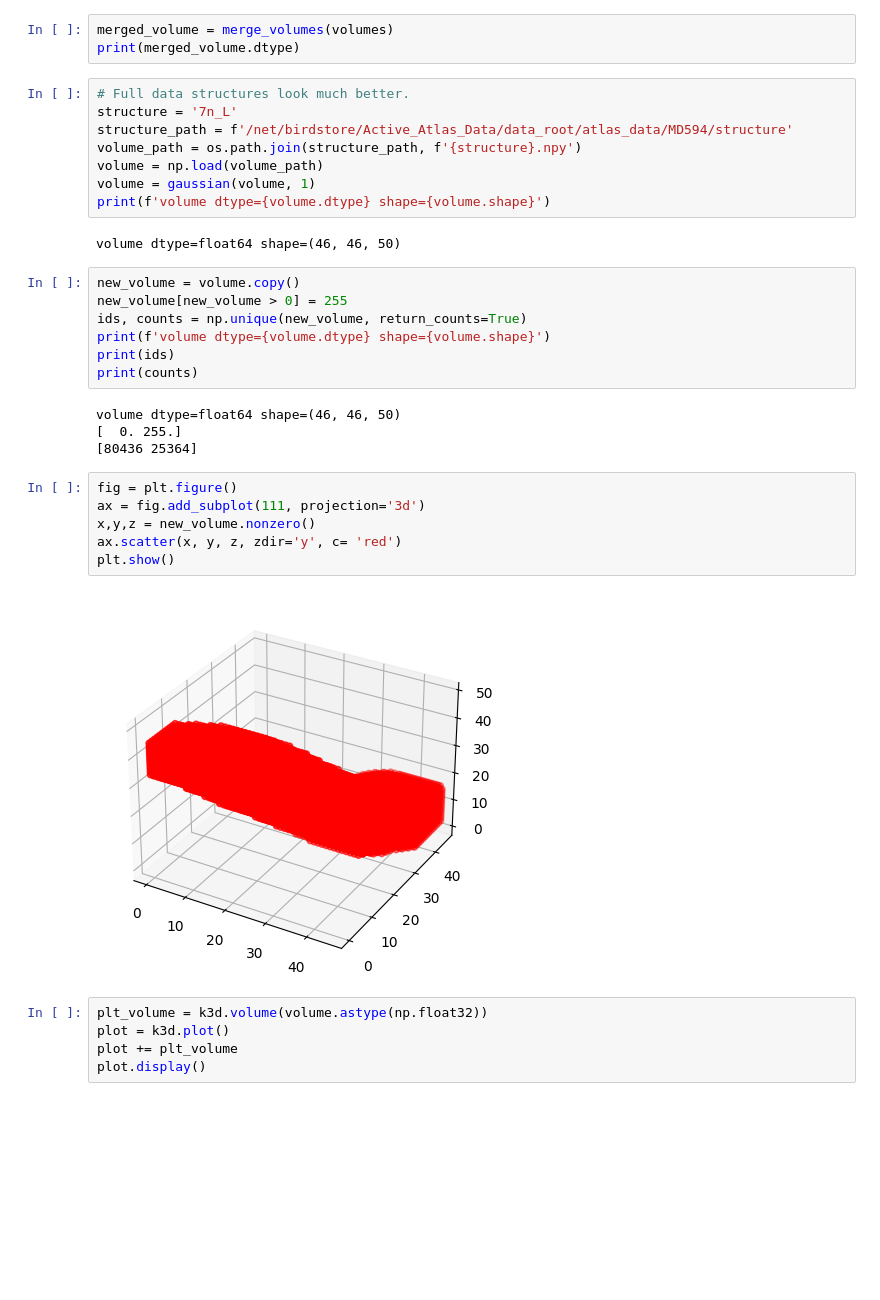
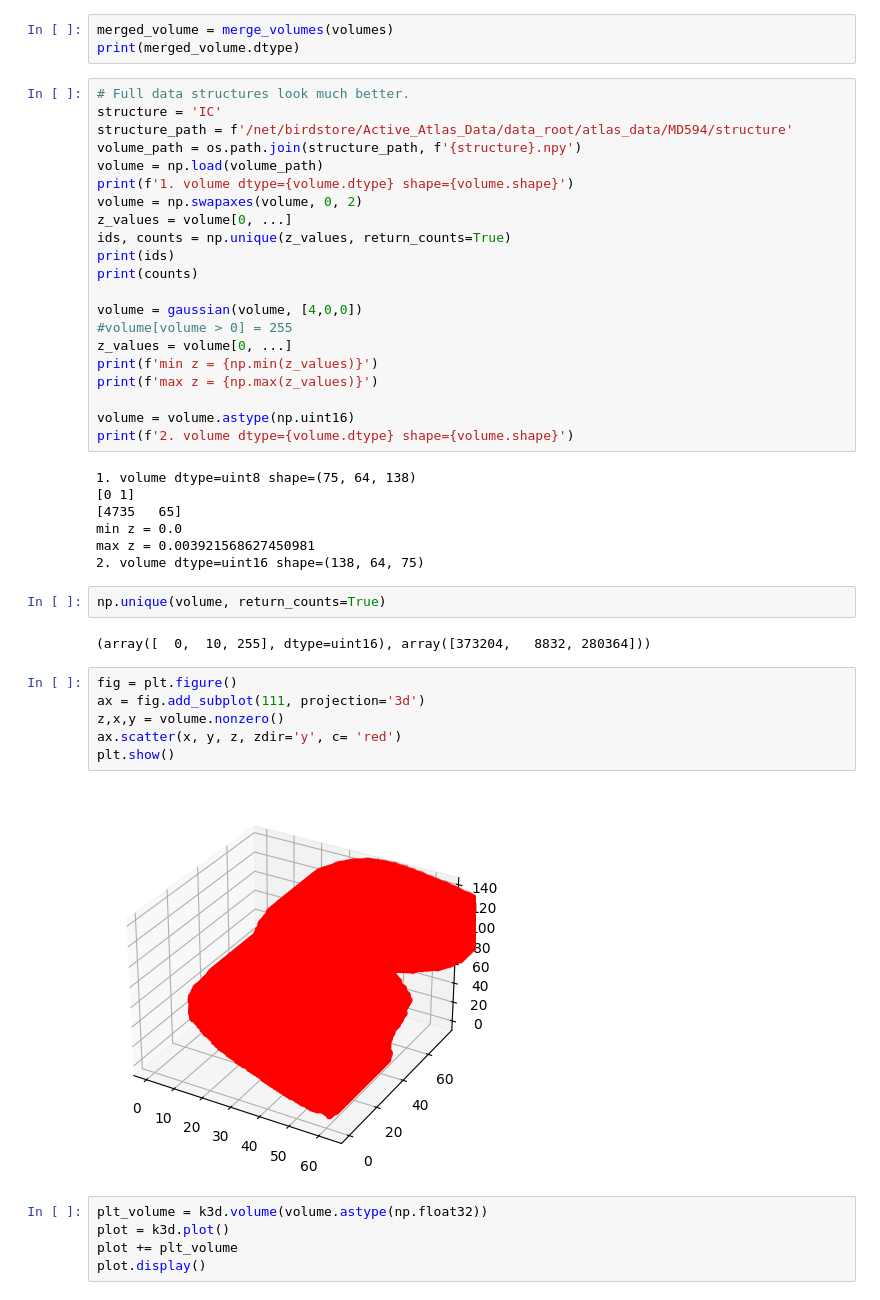
Before and after one commit to BrainSharer/pipeline, a Jupyter notebook: src/atlas/notebooks/view_volumes.ipynb, the cells around one changed output. Saved outputs shown, nothing was run; the diff lists cells and outputs as text; blank space fills up the shorter version.

```diff
--- a/src/atlas/notebooks/view_volumes.ipynb
+++ b/src/atlas/notebooks/view_volumes.ipynb
@@ -148,33 +175,44 @@ merged_volume = merge_volumes(volumes)
 print(merged_volume.dtype)
 # %%
 # Full data structures look much better.
-structure = '7n_L'
+structure = 'IC'
 structure_path = f'/net/birdstore/Active_Atlas_Data/data_root/atlas_data/MD594/structure'
 volume_path = os.path.join(structure_path, f'{structure}.npy')
 volume = np.load(volume_path)
-volume = gaussian(volume, 1)
-print(f'volume dtype={volume.dtype} shape={volume.shape}')
+print(f'1. volume dtype={volume.dtype} shape={volume.shape}')
+volume = np.swapaxes(volume, 0, 2)
+z_values = volume[0, ...]
+ids, counts = np.unique(z_values, return_counts=True)
+print(ids)
+print(counts)
+
+volume = gaussian(volume, [4,0,0])
+#volume[volume > 0] = 255
+z_values = volume[0, ...]
+print(f'min z = {np.min(z_values)}')
+print(f'max z = {np.max(z_values)}')
+
+volume = volume.astype(np.uint16)
+print(f'2. volume dtype={volume.dtype} shape={volume.shape}')
 # %% [output]
-volume dtype=float64 shape=(46, 46, 50)
+1. volume dtype=uint8 shape=(75, 64, 138)
+[0 1]
+[4735   65]
+min z = 0.0
+max z = 0.003921568627450981
+2. volume dtype=uint16 shape=(138, 64, 75)
-# %%
-new_volume = volume.copy()
-new_volume[new_volume > 0] = 255
-ids, counts = np.unique(new_volume, return_counts=True)
-print(f'volume dtype={volume.dtype} shape={volume.shape}')
-print(ids)
-print(counts)
-# %% [output]
-volume dtype=float64 shape=(46, 46, 50)
-[  0. 255.]
-[80436 25364]
+# %%
+np.unique(volume, return_counts=True)
+# %% [output]
+(array([  0,  10, 255], dtype=uint16), array([373204,   8832, 280364]))
 # %%
 fig = plt.figure()
 ax = fig.add_subplot(111, projection='3d')
-x,y,z = new_volume.nonzero()
+z,x,y = volume.nonzero()
 ax.scatter(x, y, z, zdir='y', c= 'red')
 plt.show()
 # %% [output]
-[figure, old version]
+[figure, new version]
 # %%
 plt_volume = k3d.volume(volume.astype(np.float32))
 plot = k3d.plot()
```
Also changed, not shown: parts of 2 cells of this notebook, 4 other files.
